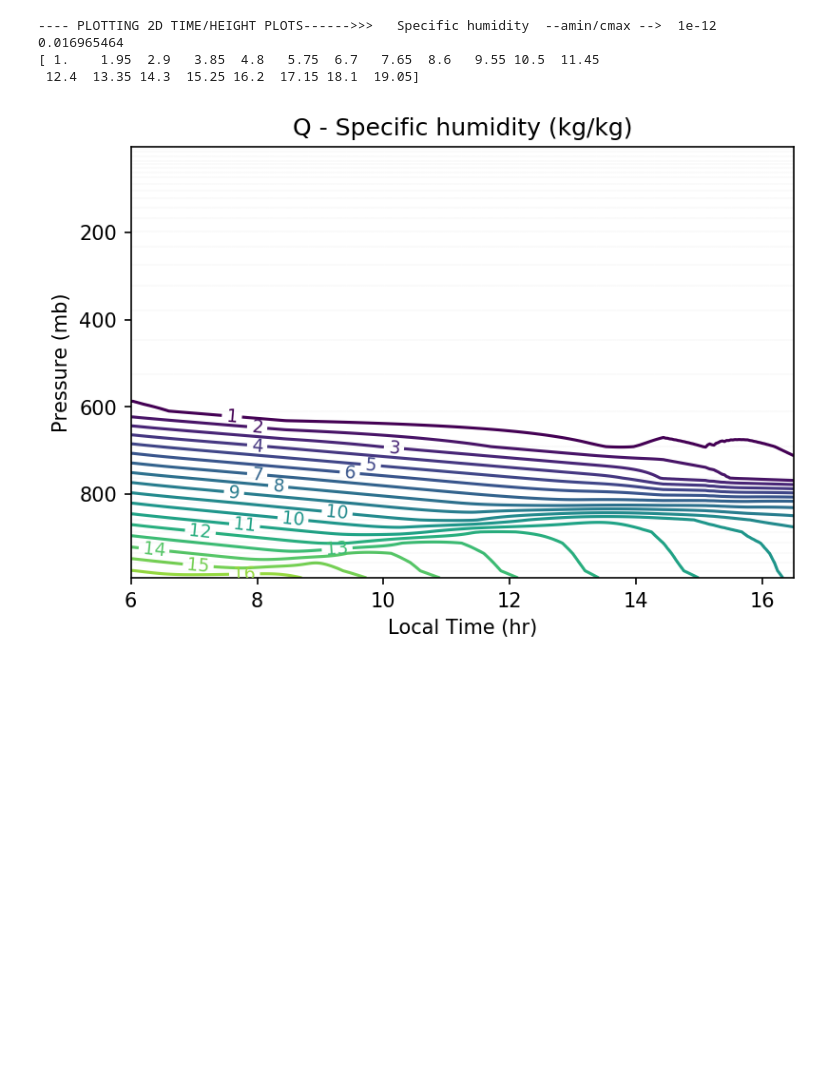
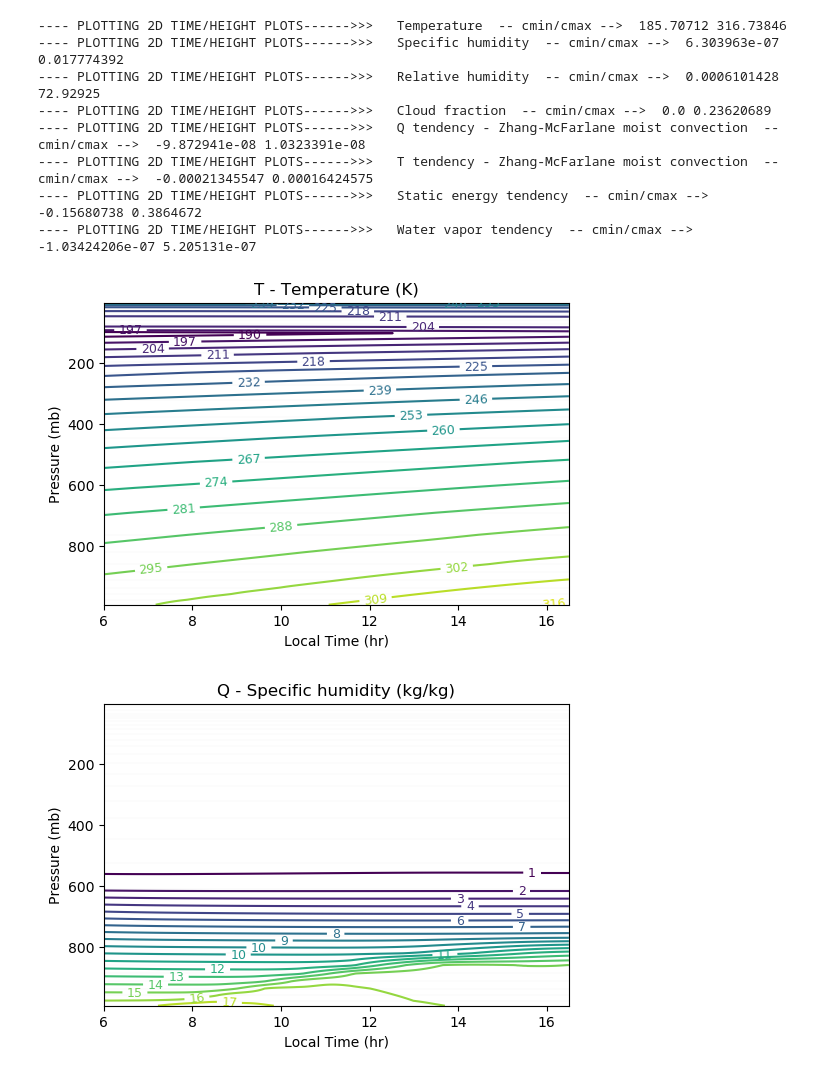
Before and after one commit to swrneale/python-scripts, a Jupyter notebook: PBL/scam_plots.ipynb, the cells around one changed output. Drawn from its saved outputs; the diff is of its cells as text; code cells hidden in the pictures; blank space fills up the shorter version.

```diff
--- a/PBL/scam_plots.ipynb
+++ b/PBL/scam_plots.ipynb
@@ -89,37 +139,60 @@ for var in pvars_ts1d:
 # %%
-# Time/Height Plotting info.
+##############################
+# 2D Time/Height Plotting info.
+#############################
+plot2d_dic = {}
 
-plot2d_vars = np.array(['T','RELHUM','CLOUD','Q','WPRTP_CLUBB','WPTHLP_CLUBB','WP3_CLUBB','STEND_CLUBB','RVMTEND_CLUBB','DCQ','THL'])
-cmin = np.array([190.,10.,  0., 1., 0,    0,-1,-0.5,-20,-5])
-cmax = np.array([310.,120.,100.,20.,200.,200,1.,0.55,20,5])
+plot2d_dic['T']      = [1.,190.,330.]
+plot2d_dic['RELHUM'] = [1.,10., 120.]
+plot2d_dic['CLOUD']  = [100., 0., 100.]
+plot2d_dic['Q']      = [1000., 1., 20.]
+plot2d_dic['WPRTP_CLUBB'] = [1., 0., 200.]
+plot2d_dic['WPTHLP_CLUBB'] = [1., 0., 200.]
+plot2d_dic['WP3_CLUBB']      = [1., -1., 1.]
+plot2d_dic['STEND_CLUBB']    = [1., -.5, 0.55]
+plot2d_dic['RVMTEND_CLUBB']  = [1000.*86400, -30., 30.]
+plot2d_dic['DCQ']  = [1000., -5., 5.]
+plot2d_dic['THL']  = [1., 210, 310.]
+plot2d_dic['ZMDT']  = [86400., -5., 5.]
+plot2d_dic['ZMDQ']  = [86400.*1000., -5., 5.]
 
-vscale =  np.array([1.,1.,100.,1000.,1.,1.,1.,1.,1000.*86400,1000.*86400])
+plot2d_df = pd.DataFrame(plot2d_dic,index=['vscale','cmin','cmax'])
+plot2d_df
 
-nlevs = 20 # Number of contour levels
-vplevs = scam_in['lev'].transpose()
+nclevs = 20 # Number of contour levels
+
 
 ## TIME/HEIGHT PLOTTING ##
+mp.rcParams['figure.dpi'] = 100
 
 for var in pvars_ts2d:
-    iv = np.where(plot2d_vars==var)
+
+    vscale = plot2d_dic[var][0] ; cmin = plot2d_dic[var][1] ; cmax = plot2d_dic[var][2]
 
     pvar = scam_in[var].isel(lat=0,lon=0).transpose()
 
-    print('---- PLOTTING 2D TIME/HEIGHT PLOTS------>>>  ',pvar.attrs['long_name'],' --amin/cmax --> ',  np.min(pvar.values),np.max(pvar.values))
-    plevels = np.arange(cmin[iv],cmax[iv],(cmax[iv]-cmin[iv])/nlevs)
+    print('---- PLOTTING 2D TIME/HEIGHT PLOTS------>>>  ',pvar.attrs['long_name'],' -- cmin/cmax --> ',  np.min(pvar.values),np.max(pvar.values))
+    plevels = np.arange(cmin,cmax,(cmax-cmin)/nclevs)
 
     fig,ax = mp.subplots()
-    mp.rcParams['figure.dpi'] = 150
-    p_tp = ax.contour(hour_frac,scam_in[pvar.dims[0]],vscale[iv]*pvar,levels=plevels)
+
+    p_tp = ax.contour(hour_frac,scam_in[pvar.dims[0]],vscale*pvar,levels=plevels)
     ax.invert_yaxis()
     mp.clabel(p_tp, fontsize=9, inline=1,fmt='%1.0f')
     mp.hlines(scam_in[pvar.dims[0]], min(hour_frac), max(hour_frac), linestyle="dotted",lw=0.04)
     ax.set_xlabel("Local Time (hr)")
     ax.set_ylabel("Pressure (mb)")
-    Richard
     ax.set_title(var+" - "+pvar.attrs['long_name']+" ("+pvar.attrs['units']+")")
+
+    del pvar
 # %% [output]
----- PLOTTING 2D TIME/HEIGHT PLOTS------>>>   Specific humidity  --amin/cmax -->  1e-12 0.016965464
-[ 1.    1.95  2.9   3.85  4.8   5.75  6.7   7.65  8.6   9.55 10.5  11.45
- 12.4  13.35 14.3  15.25 16.2  17.15 18.1  19.05]
+---- PLOTTING 2D TIME/HEIGHT PLOTS------>>>   Temperature  -- cmin/cmax -->  185.70712 316.73846
+---- PLOTTING 2D TIME/HEIGHT PLOTS------>>>   Specific humidity  -- cmin/cmax -->  6.303963e-07 0.017774392
+---- PLOTTING 2D TIME/HEIGHT PLOTS------>>>   Relative humidity  -- cmin/cmax -->  0.0006101428 72.92925
+---- PLOTTING 2D TIME/HEIGHT PLOTS------>>>   Cloud fraction  -- cmin/cmax -->  0.0 0.23620689
+---- PLOTTING 2D TIME/HEIGHT PLOTS------>>>   Q tendency - Zhang-McFarlane moist convection  -- cmin/cmax -->  -9.872941e-08 1.0323391e-08
+---- PLOTTING 2D TIME/HEIGHT PLOTS------>>>   T tendency - Zhang-McFarlane moist convection  -- cmin/cmax -->  -0.00021345547 0.00016424575
+---- PLOTTING 2D TIME/HEIGHT PLOTS------>>>   Static energy tendency  -- cmin/cmax -->  -0.15680738 0.3864672
+---- PLOTTING 2D TIME/HEIGHT PLOTS------>>>   Water vapor tendency  -- cmin/cmax -->  -1.03424206e-07 5.205131e-07
-[figure, old version]
+[figure, new version]
+[figure, added]
```
Also changed, not shown: parts of 8 cells of this notebook, 1 other file.
